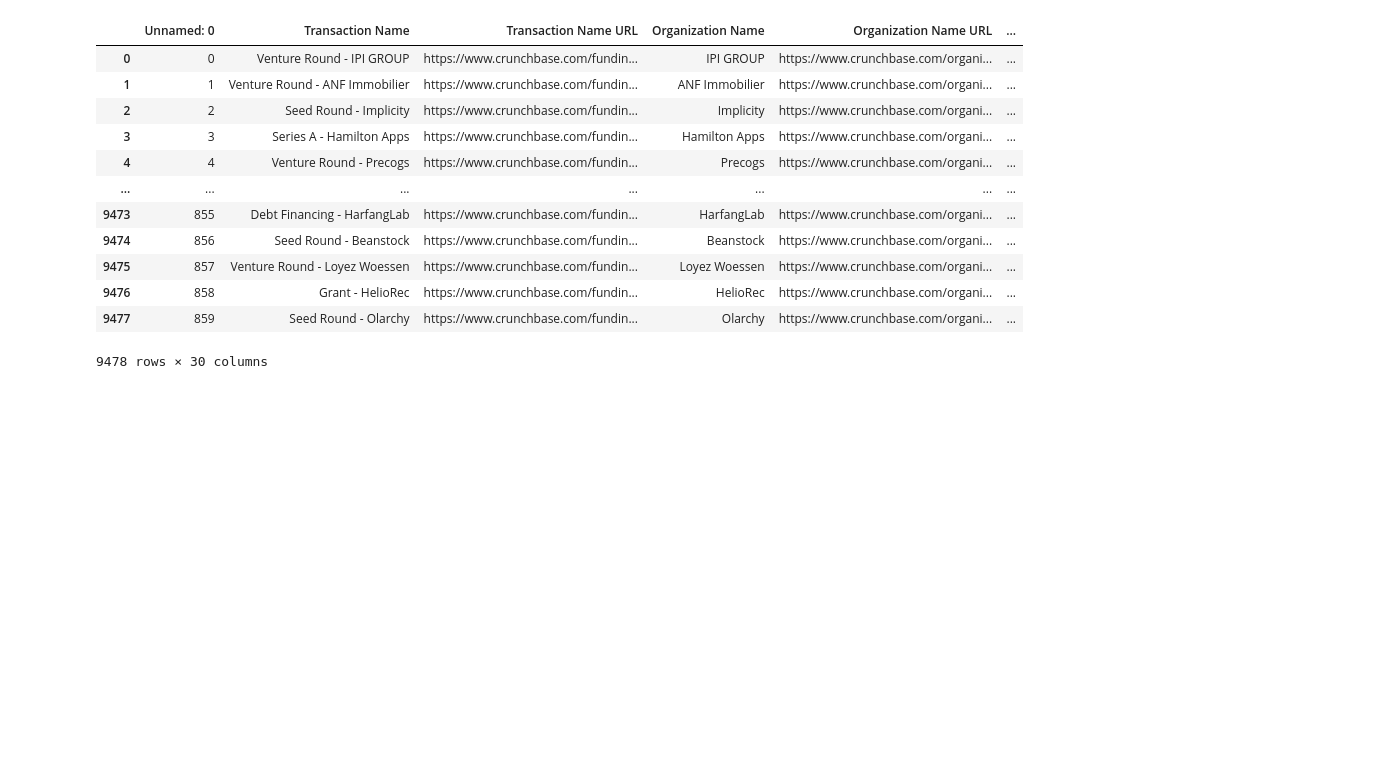
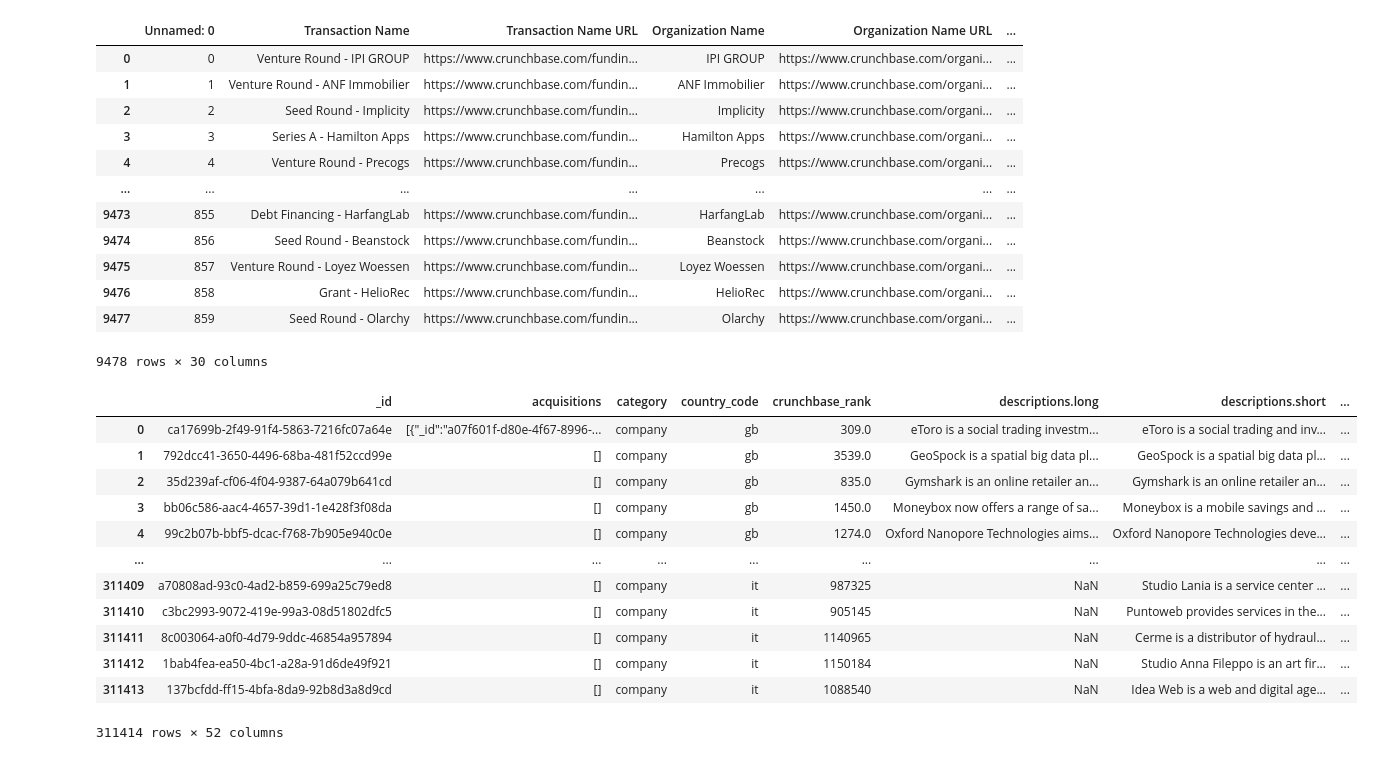
Before and after one commit to victorhebdo/Prospicio, a Jupyter notebook: notebooks/explore.ipynb, the cells around one changed output. Saved outputs shown, nothing was run; the diff lists cells and outputs as text; code cells hidden in the pictures; blank space fills up the shorter version.

```diff
--- a/notebooks/explore.ipynb
+++ b/notebooks/explore.ipynb
@@ -22,3 +23,22 @@ data
 | 9476 | 858 | Grant - HelioRec | https://www.crunchbase.com/fundin... | HelioRec | https://www.crunchbase.com/organi... | ... |
 | 9477 | 859 | Seed Round - Olarchy | https://www.crunchbase.com/fundin... | Olarchy | https://www.crunchbase.com/organi... | ... |
 9478 rows × 30 columns
+# %%
+path2 = '../raw_data/crunchbase.csv'
+data2 = pd.read_csv(path2)
+# %%
+data2
+# %% [output]
+|  | _id | acquisitions | category | country_code | crunchbase_rank | descriptions.long | descriptions.short | ... |
+| 0 | ca17699b-2f49-91f4-5863-7216fc07a64e | [{"_id":"a07f601f-d80e-4f67-8996-... | company | gb | 309.0 | eToro is a social trading investm... | eToro is a social trading and inv... | ... |
+| 1 | 792dcc41-3650-4496-68ba-481f52ccd99e | [] | company | gb | 3539.0 | GeoSpock is a spatial big data pl... | GeoSpock is a spatial big data pl... | ... |
+| 2 | 35d239af-cf06-4f04-9387-64a079b641cd | [] | company | gb | 835.0 | Gymshark is an online retailer an... | Gymshark is an online retailer an... | ... |
+| 3 | bb06c586-aac4-4657-39d1-1e428f3f08da | [] | company | gb | 1450.0 | Moneybox now offers a range of sa... | Moneybox is a mobile savings and ... | ... |
+| 4 | 99c2b07b-bbf5-dcac-f768-7b905e940c0e | [] | company | gb | 1274.0 | Oxford Nanopore Technologies aims... | Oxford Nanopore Technologies deve... | ... |
+| ... | ... | ... | ... | ... | ... | ... | ... | ... |
+| 311409 | a70808ad-93c0-4ad2-b859-699a25c79ed8 | [] | company | it | 987325 | NaN | Studio Lania is a service center ... | ... |
+| 311410 | c3bc2993-9072-419e-99a3-08d51802dfc5 | [] | company | it | 905145 | NaN | Puntoweb provides services in the... | ... |
+| 311411 | 8c003064-a0f0-4d79-9ddc-46854a957894 | [] | company | it | 1140965 | NaN | Cerme is a distributor of hydraul... | ... |
+| 311412 | 1bab4fea-ea50-4bc1-a28a-91d6de49f921 | [] | company | it | 1150184 | NaN | Studio Anna Fileppo is an art fir... | ... |
+| 311413 | 137bcfdd-ff15-4bfa-8da9-92b8d3a8d9cd | [] | company | it | 1088540 | NaN | Idea Web is a web and digital age... | ... |
+311414 rows × 52 columns
```
Also changed, not shown: parts of 1 cell of this notebook, 1 other file.
